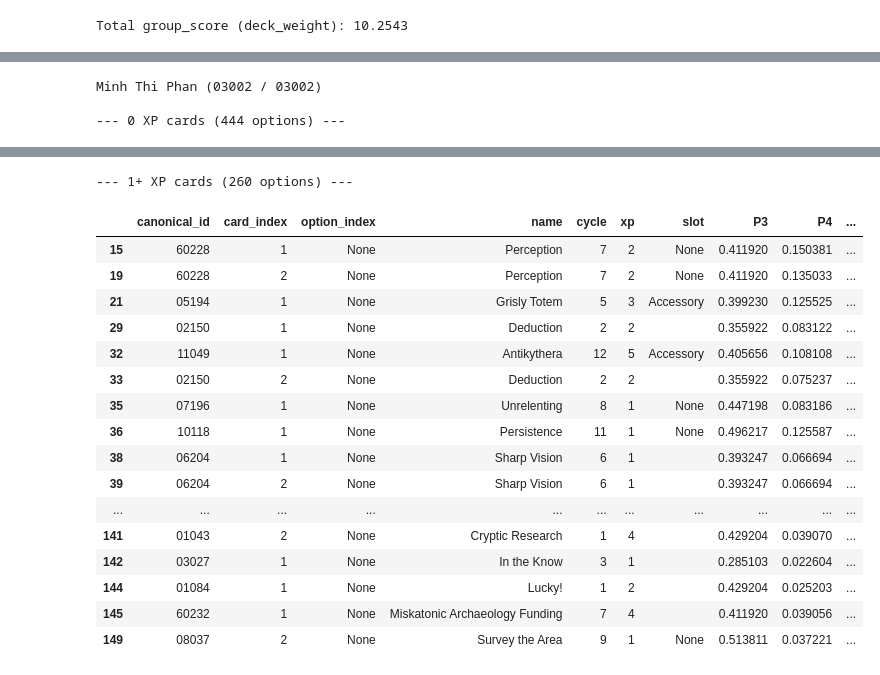
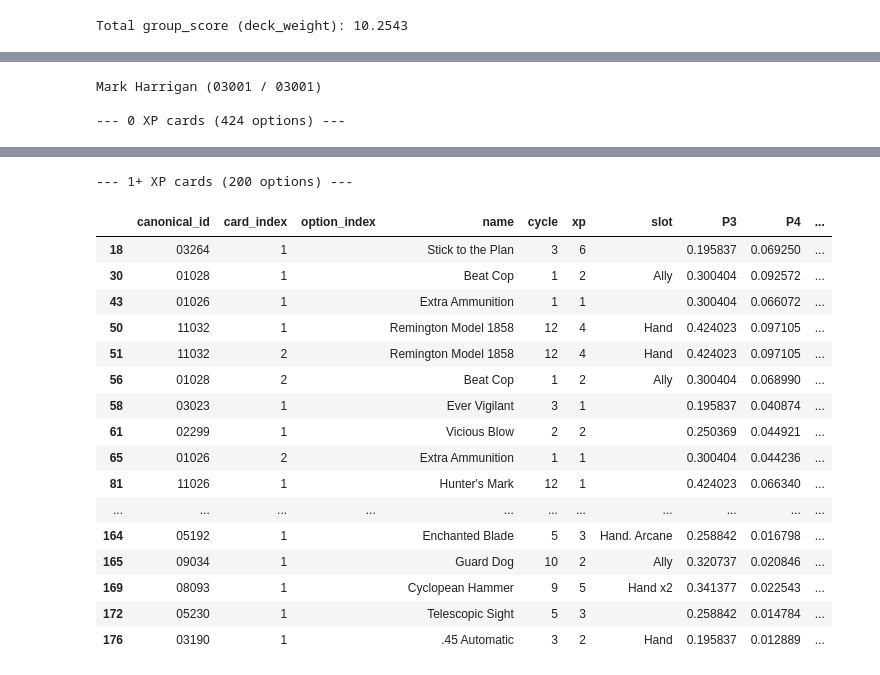
Before and after one commit to jgf1123/ahlcg2, a Jupyter notebook: prepare_arkham_data.ipynb, the cells around one changed output, grey strips where cells are left out. Drawn from its saved outputs; the diff is of its cells as text; code cells hidden in the pictures.

```diff
--- a/prepare_arkham_data.ipynb
+++ b/prepare_arkham_data.ipynb
@@ -25,17 +25,22 @@ print(f"Loaded {len(card_json)} cards")
 Loaded 63171 raw decklists
 Loaded 2046 cards
 # %%
-# Basic decklist cleaning: drop empty entries and joke decks
+# Basic decklist cleaning: drop empty entries, joke decks, extreme copy violations
 
-# Drop None / empty decklists
-decklist_json = {decklist_id: deck
-                  for decklist_id, deck in decklist_json.items()
-                  if deck}
+import importlib
+import arkham_popularity
+importlib.reload(arkham_popularity)
+from arkham_popularity import clean_decklist_json
 
-# Remove known joke decklists (copied from combined.ipynb)
-for bad_id in (44599, 43839):
-  if bad_id in decklist_json:
-    decklist_json.pop(bad_id)
+decklist_json, removed_decks = clean_decklist_json(
+  decklist_json,
+  card_json,
+  TABOO_FILE,
+)
 
-print(f"{len(decklist_json)} decklists after removing empty/joke entries")
+for deck_id, reason, detail in removed_decks:
+  label = detail or ''
+  print(f"  removed {deck_id} ({reason}): {label}")
+
+print(f"{len(decklist_json)} decklists after removing empty/joke/illegal copies")
 # %% [output]
@@ -657,7 +675,7 @@ def show_investigator_card_popularity(canonical_front: str,
   zero_xp = df[df['xp'].fillna(0) == 0].copy()
   plus_xp = df[df['xp'].fillna(0) > 0].copy()
 
-  # Ensure 'card_index', 'cycle', and 'xp' display as int where possible
+  # Format display columns: ints where applicable; blank (not 'None') for N/A text fields
   for table in [zero_xp, plus_xp]:
     if 'card_index' in table.columns:
       table['card_index'] = table['card_index'].fillna(0).astype(int)
@@ -665,6 +683,10 @@ def show_investigator_card_popularity(canonical_front: str,
       table['cycle'] = table['cycle'].fillna(0).astype(int)
     if 'xp' in table.columns:
       table['xp'] = table['xp'].fillna(0).astype(int)
+    if 'option_index' in table.columns:
+      table['option_index'] = table['option_index'].fillna('')
+    if 'slot' in table.columns:
+      table['slot'] = table['slot'].fillna('')
 
   print(f'\n--- 0 XP cards ({len(zero_xp)} options) ---')
   display(zero_xp[DISPLAY_COLS].head(head))
@@ -674,9 +696,9 @@ def show_investigator_card_popularity(canonical_front: str,
 
 
 # Example: Daisy Walker (03002)
-show_investigator_card_popularity('03002', '03002')
+show_investigator_card_popularity('03001', '03001')
 # %% [output]
-Minh Thi Phan (03002 / 03002)
+Mark Harrigan (03001 / 03001)
 
---- 0 XP cards (444 options) ---
+--- 0 XP cards (424 options) ---
 |  | canonical_id | card_index | option_index | name | cycle | xp | slot | P3 | P4 | ... |
@@ -699,20 +721,20 @@ Minh Thi Phan (03002 / 03002)
---- 1+ XP cards (260 options) ---
+--- 1+ XP cards (200 options) ---
 |  | canonical_id | card_index | option_index | name | cycle | xp | slot | P3 | P4 | ... |
-| 15 | 60228 | 1 | None | Perception | 7 | 2 | None | 0.411920 | 0.150381 | ... |
-| 19 | 60228 | 2 | None | Perception | 7 | 2 | None | 0.411920 | 0.135033 | ... |
-| 21 | 05194 | 1 | None | Grisly Totem | 5 | 3 | Accessory | 0.399230 | 0.125525 | ... |
-| 29 | 02150 | 1 | None | Deduction | 2 | 2 |  | 0.355922 | 0.083122 | ... |
-| 32 | 11049 | 1 | None | Antikythera | 12 | 5 | Accessory | 0.405656 | 0.108108 | ... |
-| 33 | 02150 | 2 | None | Deduction | 2 | 2 |  | 0.355922 | 0.075237 | ... |
-| 35 | 07196 | 1 | None | Unrelenting | 8 | 1 | None | 0.447198 | 0.083186 | ... |
-| 36 | 10118 | 1 | None | Persistence | 11 | 1 | None | 0.496217 | 0.125587 | ... |
-| 38 | 06204 | 1 | None | Sharp Vision | 6 | 1 |  | 0.393247 | 0.066694 | ... |
-| 39 | 06204 | 2 | None | Sharp Vision | 6 | 1 |  | 0.393247 | 0.066694 | ... |
+| 18 | 03264 | 1 |  | Stick to the Plan | 3 | 6 |  | 0.195837 | 0.069250 | ... |
+| 30 | 01028 | 1 |  | Beat Cop | 1 | 2 | Ally | 0.300404 | 0.092572 | ... |
+| 43 | 01026 | 1 |  | Extra Ammunition | 1 | 1 |  | 0.300404 | 0.066072 | ... |
+| 50 | 11032 | 1 |  | Remington Model 1858 | 12 | 4 | Hand | 0.424023 | 0.097105 | ... |
+| 51 | 11032 | 2 |  | Remington Model 1858 | 12 | 4 | Hand | 0.424023 | 0.097105 | ... |
+| 56 | 01028 | 2 |  | Beat Cop | 1 | 2 | Ally | 0.300404 | 0.068990 | ... |
+| 58 | 03023 | 1 |  | Ever Vigilant | 3 | 1 |  | 0.195837 | 0.040874 | ... |
+| 61 | 02299 | 1 |  | Vicious Blow | 2 | 2 |  | 0.250369 | 0.044921 | ... |
+| 65 | 01026 | 2 |  | Extra Ammunition | 1 | 1 |  | 0.300404 | 0.044236 | ... |
+| 81 | 11026 | 1 |  | Hunter's Mark | 12 | 1 |  | 0.424023 | 0.066340 | ... |
 | ... | ... | ... | ... | ... | ... | ... | ... | ... | ... | ... |
-| 141 | 01043 | 2 | None | Cryptic Research | 1 | 4 |  | 0.429204 | 0.039070 | ... |
-| 142 | 03027 | 1 | None | In the Know | 3 | 1 |  | 0.285103 | 0.022604 | ... |
-| 144 | 01084 | 1 | None | Lucky! | 1 | 2 |  | 0.429204 | 0.025203 | ... |
-| 145 | 60232 | 1 | None | Miskatonic Archaeology Funding | 7 | 4 |  | 0.411920 | 0.039056 | ... |
-| 149 | 08037 | 2 | None | Survey the Area | 9 | 1 | None | 0.513811 | 0.037221 | ... |
+| 164 | 05192 | 1 |  | Enchanted Blade | 5 | 3 | Hand. Arcane | 0.258842 | 0.016798 | ... |
+| 165 | 09034 | 1 |  | Guard Dog | 10 | 2 | Ally | 0.320737 | 0.020846 | ... |
+| 169 | 08093 | 1 |  | Cyclopean Hammer | 9 | 5 | Hand x2 | 0.341377 | 0.022543 | ... |
+| 172 | 05230 | 1 |  | Telescopic Sight | 5 | 3 |  | 0.258842 | 0.014784 | ... |
+| 176 | 03190 | 1 |  | .45 Automatic | 3 | 2 | Hand | 0.195837 | 0.012889 | ... |
 # %%
 # Change canonical_front/back to explore another investigator.
```
Also changed, not shown: parts of 10 cells of this notebook, 8 other files.
